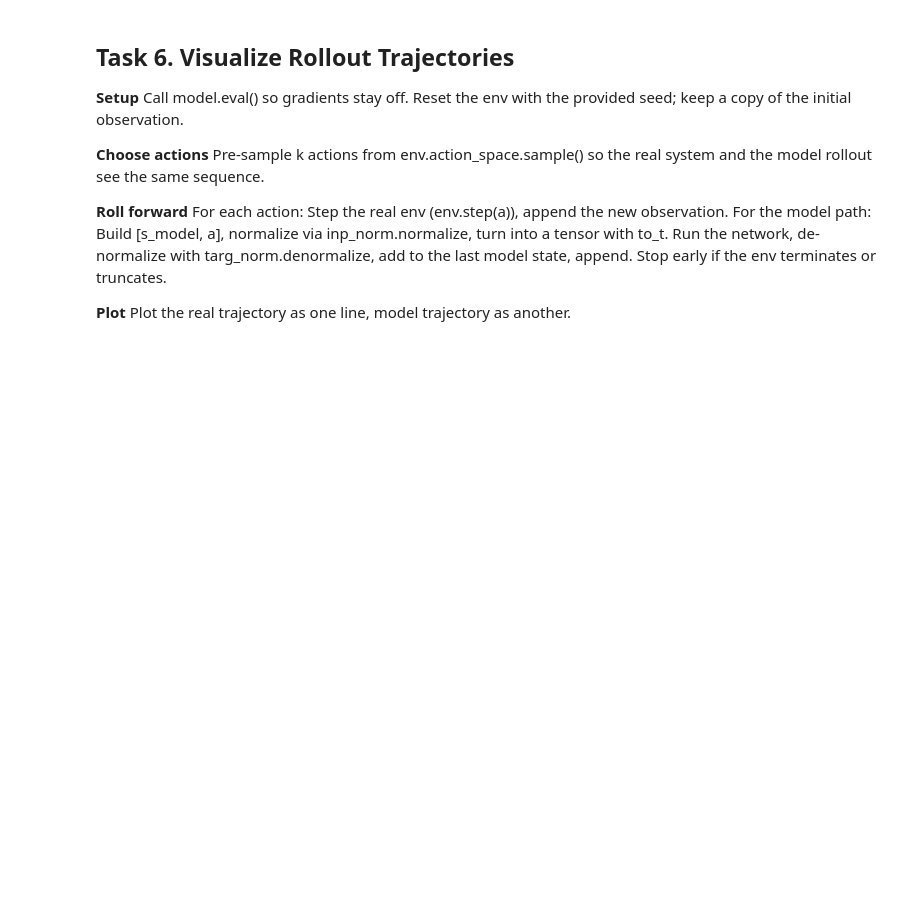
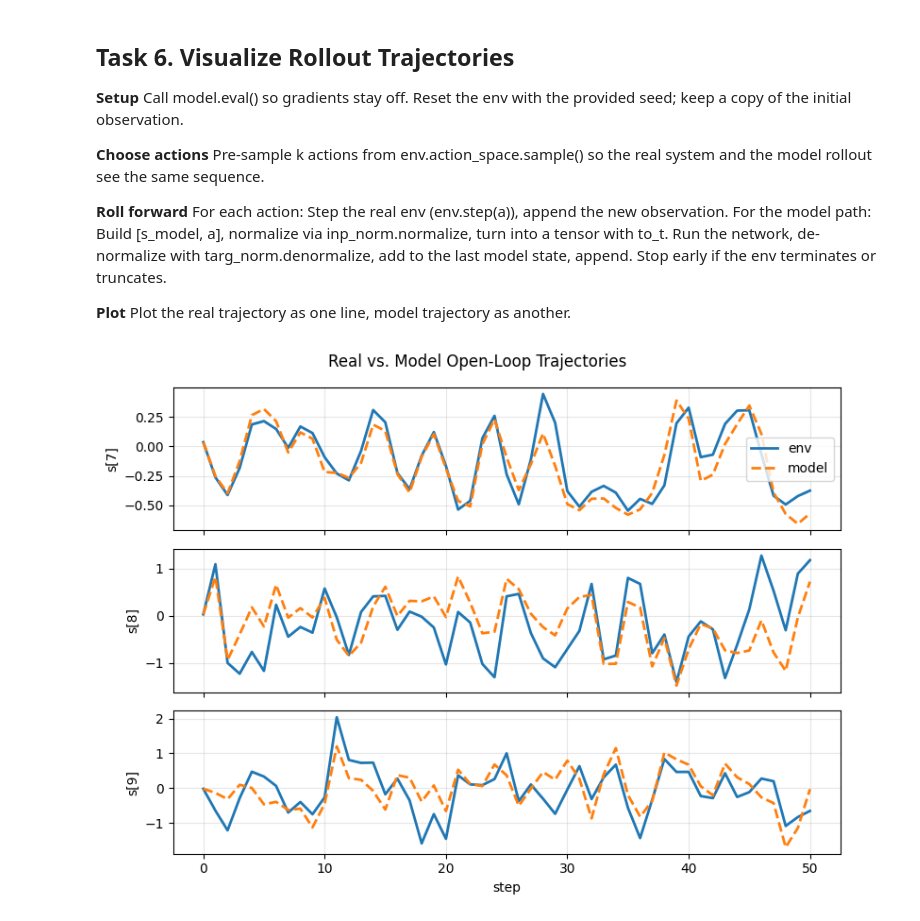
Before and after one commit to JuanCarlos-TiqueRangel/Reinforcement_Learning, a Jupyter notebook: lab10_half_cheetah_dynamics.ipynb, the cells around one changed output. Drawn from its saved outputs; the diff is of its cells as text; code cells hidden in the pictures; blank space fills up the shorter version.

```diff
--- a/lab10_half_cheetah_dynamics.ipynb
+++ b/lab10_half_cheetah_dynamics.ipynb
@@ -420,13 +685,82 @@ Stop early if the env terminates or truncates.
 **Plot**
 Plot the real trajectory as one line, model trajectory as another.
 # %%
+import numpy as np
+import torch
+import matplotlib.pyplot as plt
 
+# Assumes you already have:
+#  - env, model, DEVICE
+#  - helpers: _norm_inputs(X) and _denorm_targets(Yn) from prior cells
+
+@torch.no_grad()
 def visualize_rollout(env, model, k=50, dims=(0, 5, 10), seed=2025):
-    pass
+    """
+    Compare k-step open-loop trajectories of the real env vs. learned model.
+    dims: iterable of state indices to plot.
+    """
+    model.eval()
+    rng = np.random.default_rng(seed)
 
-# Uncomment to visualize
-dims = list(range(1, 17))
-# visualize_rollout(env, model, k=50, dims=dims)#(qvel_start, qvel_start+1, qvel_start+2))
+    # --- reset & initial state
+    s0, _ = env.reset(seed=seed)
+    s0 = s0.astype(np.float32)
+
+    # --- pre-sample action sequence (so both paths see the same actions)
+    low, high = env.action_space.low, env.action_space.high
+    A = rng.uniform(low, high, size=(k, env.action_space.shape[0])).astype(np.float32)
+
+    # --- roll real env
+    real = [s0.copy()]
+    s_env = s0.copy()
+    for i in range(k):
+        sp, _, term, trunc, _ = env.step(A[i])
+        real.append(sp.astype(np.float32))
+        if term or trunc:  # stop early if episode ends
+            break
+        s_env = sp.astype(np.float32)
+    real = np.stack(real, axis=0)  # (T+1, obs_dim)
+
+    # --- roll learned model (open loop, no correction)
+    model_traj = [s0.copy()]
+    s_mod = s0.copy()
+    for i in range(min(k, len(real)-1)):  # match real length if it ended early
+        X = np.concatenate([s_mod[None, :], A[i][None, :]], axis=1).astype(np.float32)
+        Xn = _norm_inputs(X)
+        Yn = model(torch.as_tensor(Xn, dtype=torch.float32, device=DEVICE)).cpu().numpy()
+        dS = _denorm_targets(Yn)[0]
+        s_mod = (s_mod + dS).astype(np.float32)
+        model_traj.append(s_mod.copy())
+    model_traj = np.stack(model_traj, axis=0)  # (T+1, obs_dim)
+
+    # --- plot selected dims
+    dims = list(dims)
+    T = real.shape[0] - 1
+    t = np.arange(T+1)
+
+    nplots = len(dims)
+    fig, axes = plt.subplots(nplots, 1, figsize=(8, max(2.5, 2*nplots)), sharex=True)
+    if nplots == 1:
+        axes = [axes]
+
+    for ax, d in zip(axes, dims):
+        ax.plot(t, real[:, d], label="env", linewidth=2)
+        ax.plot(t, model_traj[:, d], '--', label="model", linewidth=2)
+        ax.set_ylabel(f"s[{d}]")
+        ax.grid(True, alpha=0.3)
+    axes[-1].set_xlabel("step")
+    axes[0].legend()
+    fig.suptitle("Real vs. Model Open-Loop Trajectories", y=0.98)
+    plt.tight_layout()
+    plt.show()
+
+# Example:
+#dims = list(range(1, 17))          # many dims
+#visualize_rollout(env, model, k=50, dims=dims)
+# or focus on velocities (e.g., qvel_start, qvel_start+1, qvel_start+2):
+visualize_rollout(env, model, k=50, dims=(7,8,9))
+# %% [output]
+[figure, added]
 # %% [markdown]
 
 ## 9. Answer the questions :
```
Also changed, not shown: parts of 5 cells of this notebook.
